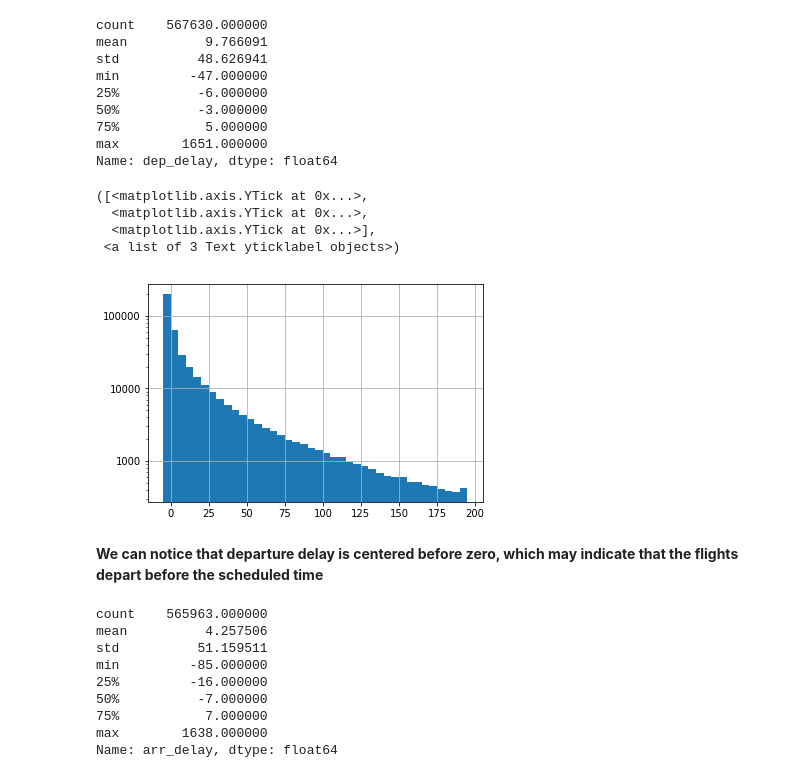
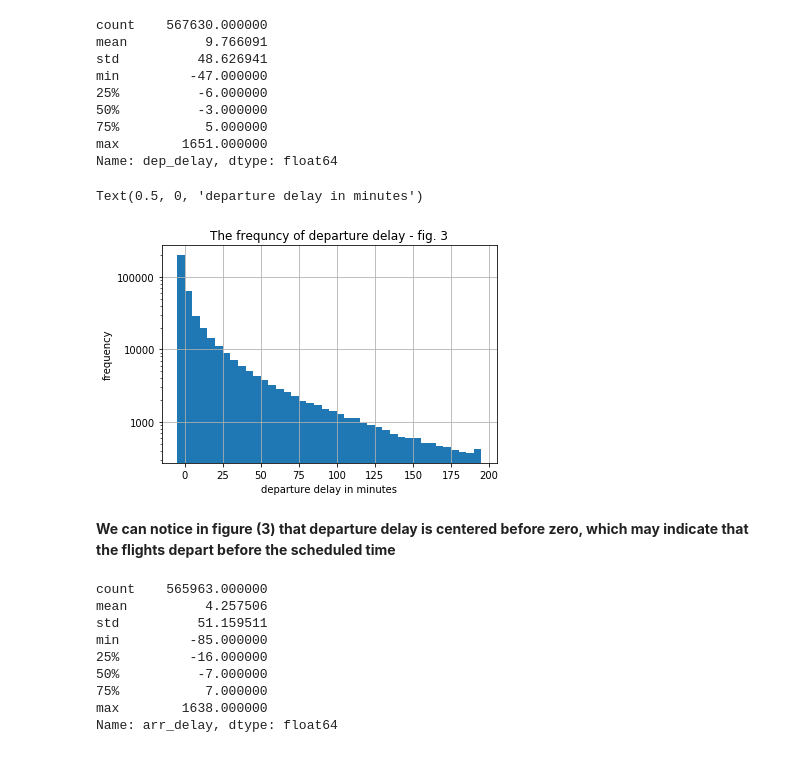
Before and after one commit to rimoun-g/Data_Visulaization-Python, a Jupyter notebook: Flights EDA.ipynb, the cells around one changed output. Saved outputs shown, nothing was run; the diff lists cells and outputs as text; code cells hidden in the pictures.

```diff
--- a/Flights EDA.ipynb
+++ b/Flights EDA.ipynb
@@ -308,17 +320,17 @@ Name: dep_delay, dtype: float64
 # %%
 # checking the departure delay
 bins0 = np.arange(-5,200,5)
 df_main['dep_delay'].hist(bins=bins0)
 plt.yscale('log')
 plt.yticks([1000,10000,100000],[1000,10000,100000])
+plt.title("The frequncy of departure delay - fig. 3")
+plt.ylabel("frequency")
+plt.xlabel("departure delay in minutes")
 # %% [output]
-([<matplotlib.axis.YTick at 0x...>,
-  <matplotlib.axis.YTick at 0x...>,
-  <matplotlib.axis.YTick at 0x...>],
- <a list of 3 Text yticklabel objects>)
+Text(0.5, 0, 'departure delay in minutes')
-[figure, old version]
+[figure, new version]
 # %% [markdown]
-**We can notice that departure delay is centered before zero, which may indicate that the flights depart before the scheduled time**
+**We can notice in figure (3) that departure delay is centered before zero, which may indicate that the flights depart before the scheduled time**
 # %%
 df_main['arr_delay'].describe()
 # %% [output]
```
Also changed, not shown: parts of 38 cells of this notebook, 1 other file.
